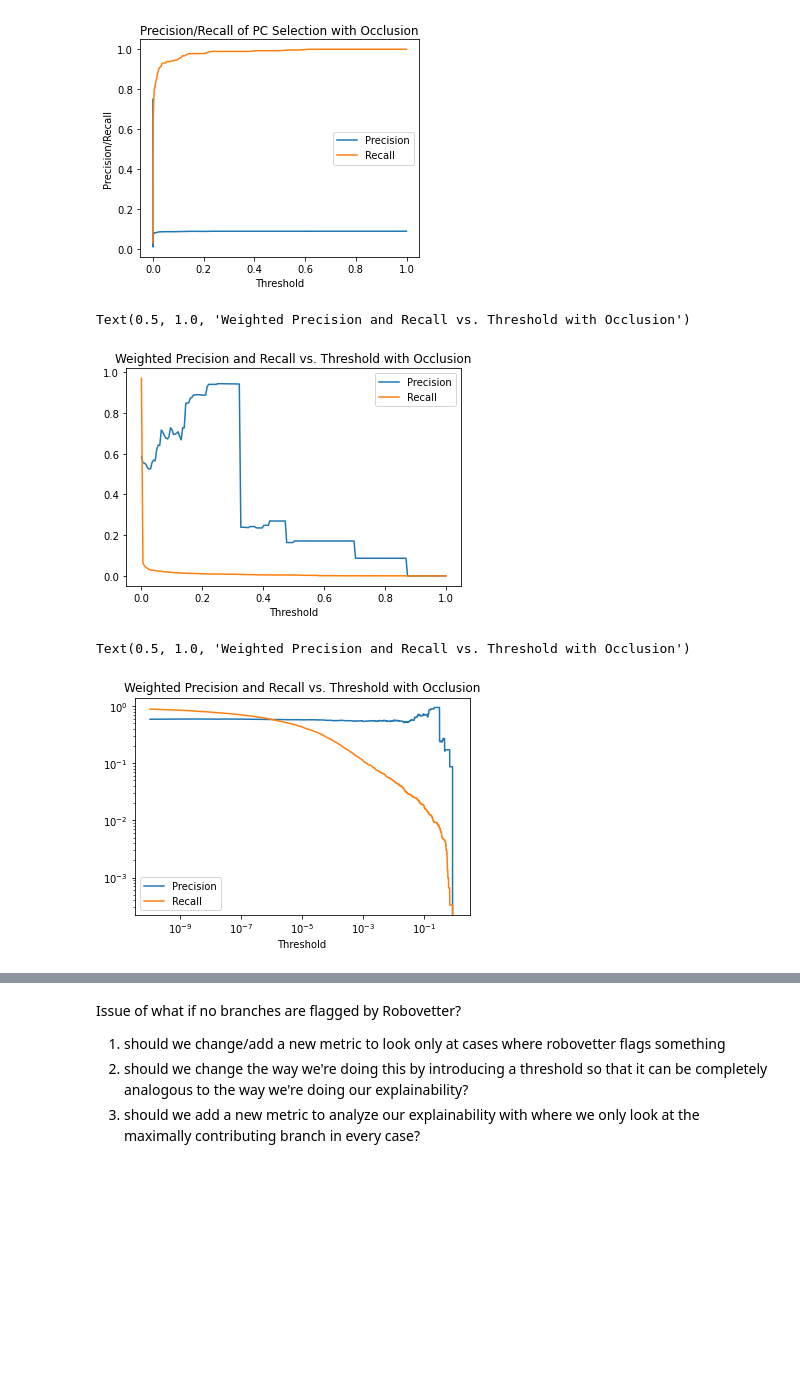
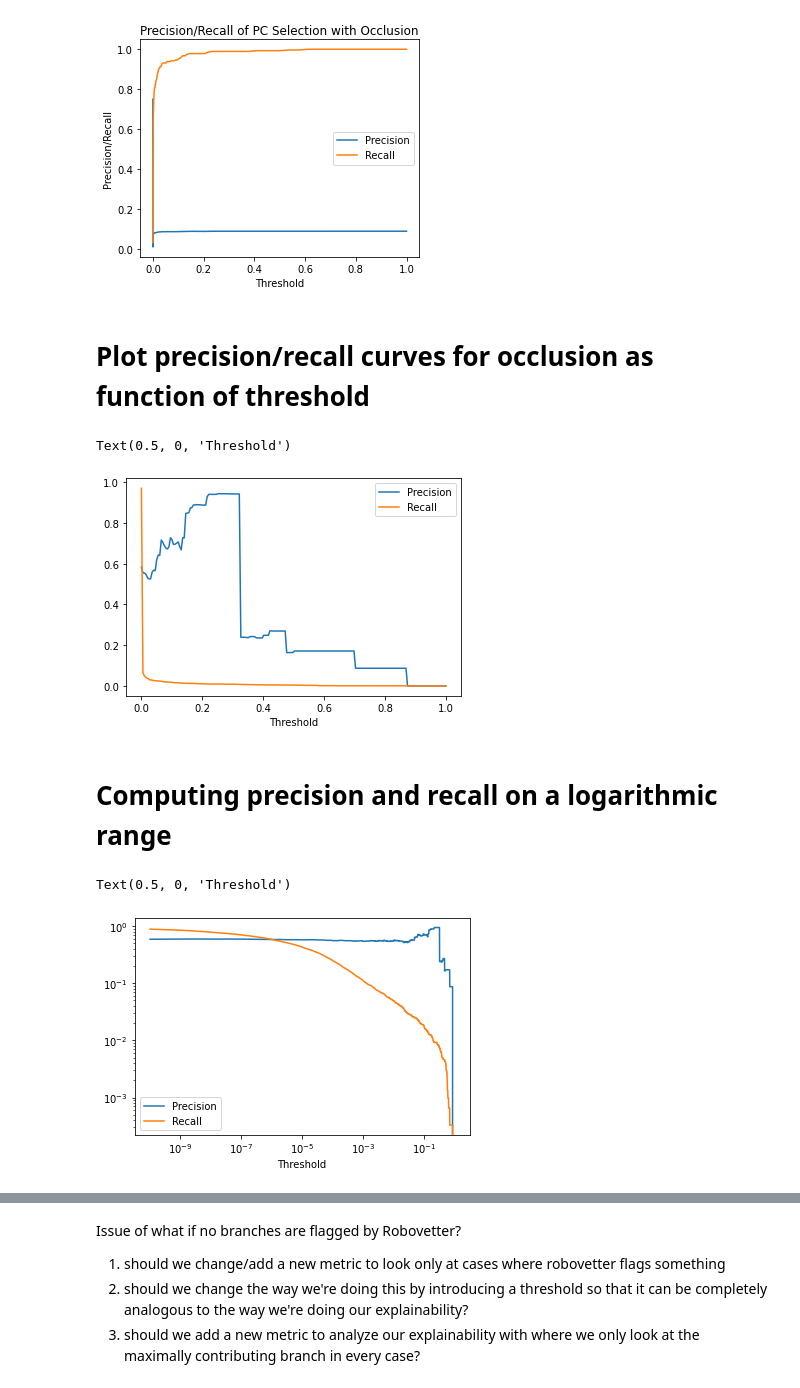
Before and after one commit to nasa/ExoMiner, a Jupyter notebook: explainability/post_processing/occlusion_analysis.ipynb, the cells around one changed output, grey strips where cells are left out. Cells and saved outputs as stored; diff of their text form; code cells hidden in the pictures; blank space fills up the shorter version.

```diff
--- a/explainability/post_processing/Occlusion Precision.ipynb
+++ b/explainability/post_processing/occlusion_analysis.ipynb
@@ -326,28 +579,9 @@ def threshold_occlusion(threshold, average_type='weighted'):
-# %%
-def threshold_occlusion_PC(threshold, average_type='weighted'):
-    occlusion_array=np.array(test_csv[test_csv.columns[8:15]])
-    robo=np.array(test_csv[test_csv.columns[24:]])
-    robo, occlusion=post_process_flags(robo, occlusion_array)
-    label=np.zeros(3063)
-    label[np.where(test_csv['original_label']=='PC')]=1
-    for index in range(len(occlusion)):
-        tce=occlusion[index]
-       # print(tce)
-        occlusion[index]=np.where(occlusion[index]>threshold, 1, 0)
-    sum_scores=np.sum(occlusion, axis=1)
-    sum_scores[np.where(sum_scores>0)]=-1
-    sum_scores[np.where(sum_scores==0)]=1
-    sum_scores[np.where(sum_scores==-1)]=0
-    true=label
-    pred=sum_scores
-    prec=precision_score(true, pred, zero_division=0)
-    rec=recall_score(true, pred, zero_division=0)
-    return prec, rec
 # %%
 prec_vals=[]
 rec_vals=[]
+average_type = 'micro'
 for i in np.logspace(-30, 0, 1000):
-    prec, rec=threshold_occlusion_PC(i)
+    prec, rec=threshold_occlusion_PC(i, average_type)
     prec_vals.append(prec)
     rec_vals.append(rec)
 # %%
@@ -363,11 +597,13 @@ plt.title('Precision/Recall of PC Selection with Occlusion')
 plt.savefig('PC_selection_occlusion_notlog.pdf')
 # %% [output]
 [figure]
+# %% [markdown]
+# Plot precision/recall curves for occlusion as function of threshold
 # %%
 prec_vals=[]
 rec_vals=[]
 for i in np.linspace(0, 1, 200):
-    prec, rec=threshold_occlusion(i)
+    prec, rec=threshold_occlusion(robo_array , occlusion_array, i)
     prec_vals.append(prec)
     rec_vals.append(rec)
 # %%
@@ -375,29 +611,31 @@ plt.plot(np.linspace(0, 1, 200), prec_vals, label='Precision')
 plt.plot(np.linspace(0, 1, 200), rec_vals, label='Recall')
 plt.legend()
 plt.xlabel('Threshold')
-plt.title('Weighted Precision and Recall vs. Threshold with Occlusion')
+# plt.title('Weighted Precision and Recall vs. Threshold with Occlusion')
 # %% [output]
-Text(0.5, 1.0, 'Weighted Precision and Recall vs. Threshold with Occlusion')
+Text(0.5, 0, 'Threshold')
-[figure, old version]
+[figure, new version]
 # %%
 np.save('/nobackup/khauskne/kdd/prec_thresh_occl.npy',[np.linspace(0, 1, 200), prec_vals])
 np.save('/nobackup/khauskne/kdd/rec_thresh_occl.npy',[np.linspace(0, 1, 200), rec_vals])
+# %% [markdown]
+# Computing precision and recall on a logarithmic range
 # %%
 prec_vals=[]
 rec_vals=[]
 for i in np.logspace(-10, 0, 5000):
-    prec, rec=threshold_occlusion(i)
+    prec, rec=threshold_occlusion(robo_array , occlusion_array, i)
     prec_vals.append(prec)
     rec_vals.append(rec)
 # %%
 plt.loglog(np.logspace(-10, 0, 5000), prec_vals, label='Precision')
 plt.loglog(np.logspace(-10, 0, 5000), rec_vals, label='Recall')
 plt.legend()
 plt.xlabel('Threshold')
-plt.title('Weighted Precision and Recall vs. Threshold with Occlusion')
+# plt.title('Weighted Precision and Recall vs. Threshold with Occlusion')
 # %% [output]
-Text(0.5, 1.0, 'Weighted Precision and Recall vs. Threshold with Occlusion')
+Text(0.5, 0, 'Threshold')
-[figure, old version]
+[figure, new version]
 # %%
 plt.plot(np.logspace(-10, 0, 5000), prec_vals, label='Precision')
 plt.plot(np.logspace(-10, 0, 5000), rec_vals, label='Recall')
```
Also changed, not shown: parts of 42 cells of this notebook, 34 other files.
